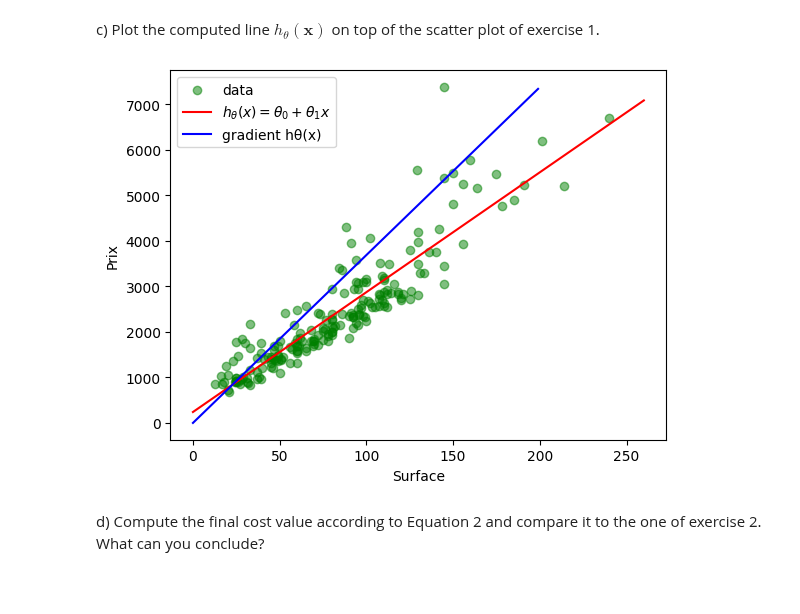
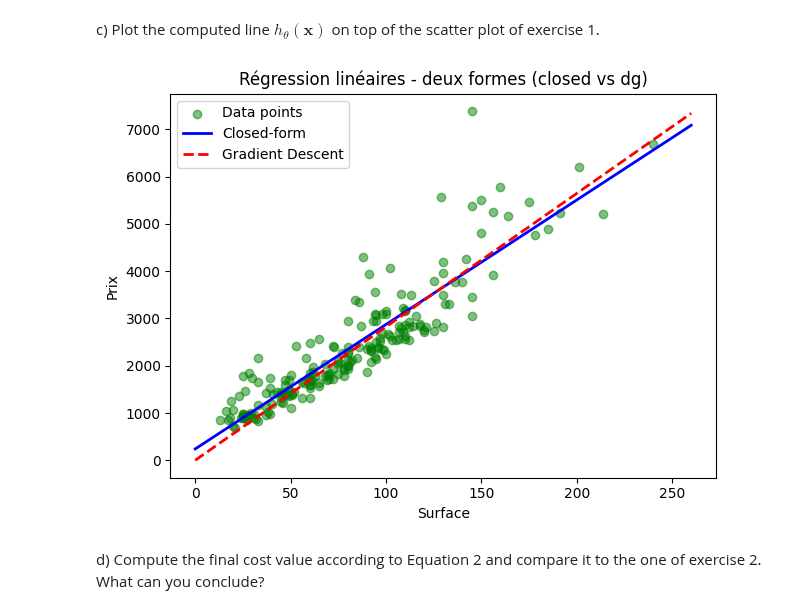
Before and after one commit to pleopleo6/FTP__ML, a Jupyter notebook: ML-PW-04-pellandini-gervasio-jaquet/pw4-linear-regression-pellandini-gervasio-jaquet.ipynb, the cells around one changed output. Cells and saved outputs as stored; diff of their text form; code cells hidden in the pictures; blank space fills up the shorter version.

```diff
--- a/ML-PW-04-pellandini-gervasio-jaquet/pw4-linear-regression-pellandini-gervasio-jaquet.ipynb
+++ b/ML-PW-04-pellandini-gervasio-jaquet/pw4-linear-regression-pellandini-gervasio-jaquet.ipynb
@@ -154,29 +154,35 @@ def cost(x, y, theta0, theta1):
     err = y_pred - y
     return 0.5 * np.mean(err ** 2)
 
+
 #    grad_θ0 = (1/N) * Somme(hθ(x) - y)
 #    grad_θ1 = (1/N) * Somme(hθ(x) - y) * x
 def full_batch_step(x, y, theta0, theta1, alpha):
     y_pred = predict(x, theta0, theta1)
     err = y_pred - y
 
+    # de la fonction mathématique ci-dessus on comprend qu'il faut en effet faire les moyennes des erreurs
     grad_theta0 = np.mean(err)
     grad_theta1 = np.mean(err * x)
 
+    # un pas de taille alpha vers le gradient
     theta0 = theta0 - alpha * grad_theta0
     theta1 = theta1 - alpha * grad_theta1
     return theta0, theta1
 
+
 # boucle gradient descent
-def gradient_descent(x, y, epochs=500, alpha=0.000001):
+def gradient_descent(x, y, epochs=10000, alpha=0.000001):
+    # params de la fonction finale
     theta0, theta1 = 0.0, 0.0
     perte = []
 
     for epoch in range(epochs):
+        # full batch => loop à travers tous les samples
         theta0, theta1 = full_batch_step(x, y, theta0, theta1, alpha)
         j = cost(x, y, theta0, theta1)
         perte.append(j)
-        print(f"epoch {epoch+1}/{epochs} - cost: {j} - theta0={theta0}, theta1={theta1}")
+        print(f"epoch {epoch + 1}/{epochs} - cost: {j} - theta0={theta0}, theta1={theta1}")
 
     return theta0, theta1, perte
 # %% [markdown]
@@ -224,22 +230,27 @@ c) Plot the computed line $h_{\theta}(\mathbf{x})$ on top of the scatter plot of
 # %%
 # Nouvelles variables
 x_values = np.array(np.linspace(0, np.max(X) + 20, 200))
 
-h_theta_values = predict(x_values, theta0, theta1)
+# closed form
+h_theta_values = predict(x_values, intercept, slope)
 
-y_values = theta[0] + theta[1] * x_values
+# avec gradient descent
+y_gd = theta0 + theta1 * x_values
 
 plt.xlabel("Surface")
 plt.ylabel("Prix")
+plt.scatter(x, y, color="green", alpha=0.5, label="Data points")
 
-plt.scatter(x, y, color="green", alpha=0.5) # data point
-plt.plot(x_values, y_values, color="red") # regression
-plt.plot(h_theta_values, color="blue") # gradient
+# the two solutions
+plt.plot(x_values, h_theta_values, color="blue", linewidth=2, label="Closed-form")
+plt.plot(x_values, y_gd, color="red", linestyle="--", linewidth=2, label="Gradient Descent")
 
-plt.legend(["data", "$h_θ(x) = θ_0 + θ_1x$", "gradient hθ(x)"])
+plt.legend()
+plt.title("Régression linéaires - deux formes (closed vs dg)")
+plt.tight_layout()
 plt.show()
 # %% [output]
-[figure, old version]
+[figure, new version]
 # %% [markdown]
 d) Compute the final cost value according to Equation 2 and compare it to the one of exercise 2. What can you conclude?
 # %%
```
Also changed, not shown: parts of 30 cells of this notebook.
